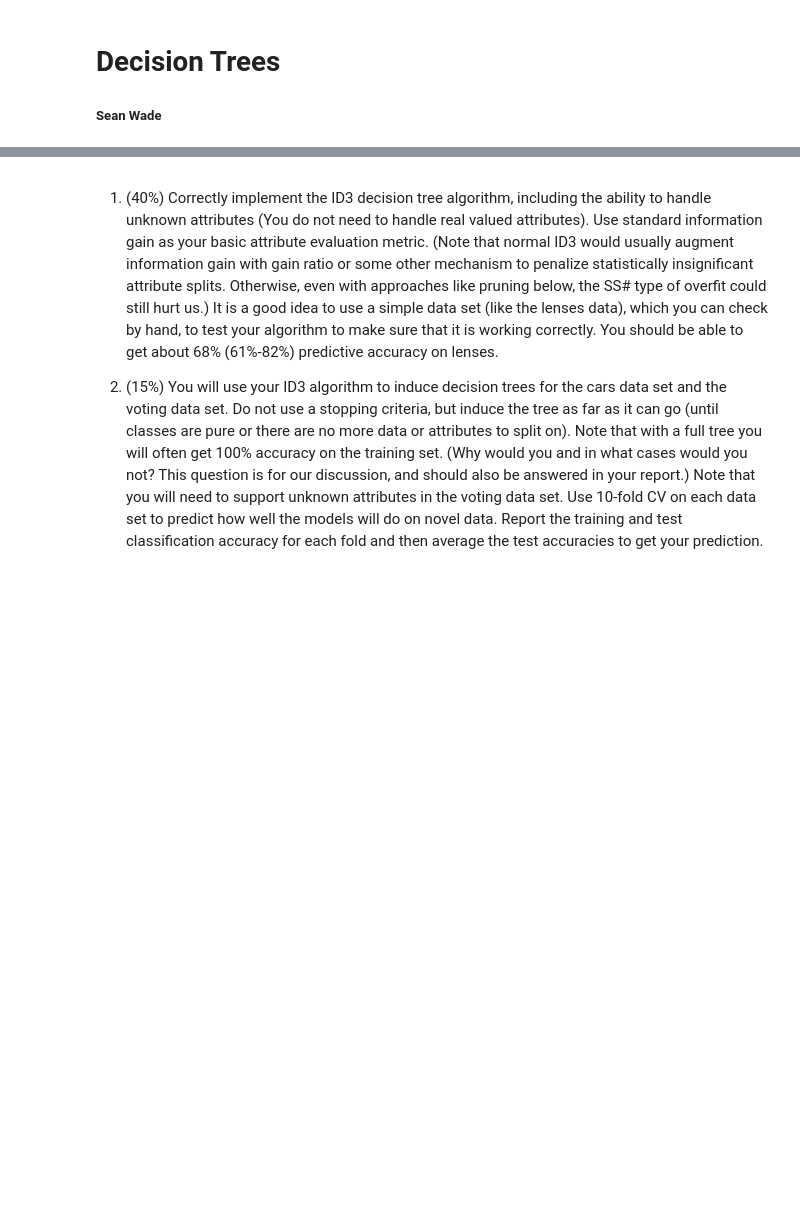
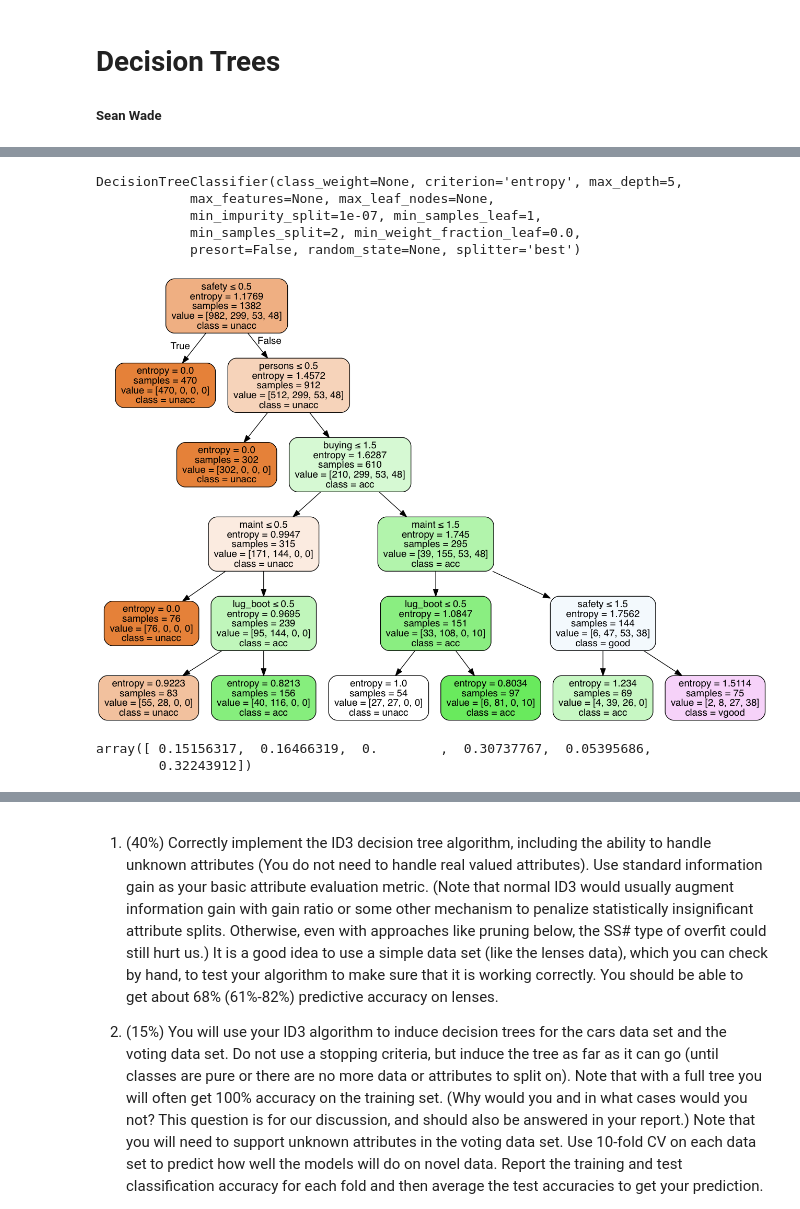
Before and after one commit to smwade/cs478, a Jupyter notebook: decision_tree/decision_tree.ipynb, the cells around one changed output, grey strips where cells are left out. Drawn from its saved outputs; the diff is of its cells as text; code cells hidden in the pictures; blank space fills up the shorter version.

```diff
--- a/decision_tree/decision_tree.ipynb
+++ b/decision_tree/decision_tree.ipynb
@@ -20,2 +392,5 @@ data.data.shape
 # %%
+data = DataManager('datasets/cars.arff')
+#data.shuffle()
+#data.normalize()
 x_train, x_test, y_train, y_test = data.test_train_split()
@@ -102,2 +396,0 @@ def makeTree(data, labels, features, complete_data):
-# %%
-tree = makeTree(x_train, y_train, data.attr_names[:-1], np.vstack((x_train, x_test)))
@@ -159,0 +456,26 @@ SyntaxError: invalid syntax (<ipython-input-21-cda84b43424b>, line 3)
+# %%
+model = DecisionTreeClassifier(criterion='entropy', max_depth=5)
+model.fit(x_train, y_train)
+# %% [output]
+DecisionTreeClassifier(class_weight=None, criterion='entropy', max_depth=5,
+            max_features=None, max_leaf_nodes=None,
+            min_impurity_split=1e-07, min_samples_leaf=1,
+            min_samples_split=2, min_weight_fraction_leaf=0.0,
+            presort=False, random_state=None, splitter='best')
+# %%
+dot_data = tree.export_graphviz(model, out_file=None,
+                        feature_names=data.attr_names[:-1],
+                        class_names=["unacc", "acc", "good", "vgood"],
+                         filled=True, rounded=True,
+                         special_characters=True)
+
+graph = pydotplus.graph_from_dot_data(dot_data)
+graph.write_jpeg('cars.jpg')
+Image(graph.create_png())
+# %% [output]
+[figure, added]
+# %%
+model.feature_importances_
+# %% [output]
+array([ 0.15156317,  0.16466319,  0.        ,  0.30737767,  0.05395686,
+        0.32243912])
```
Also changed, not shown: parts of 32 cells of this notebook, 17 other files.
